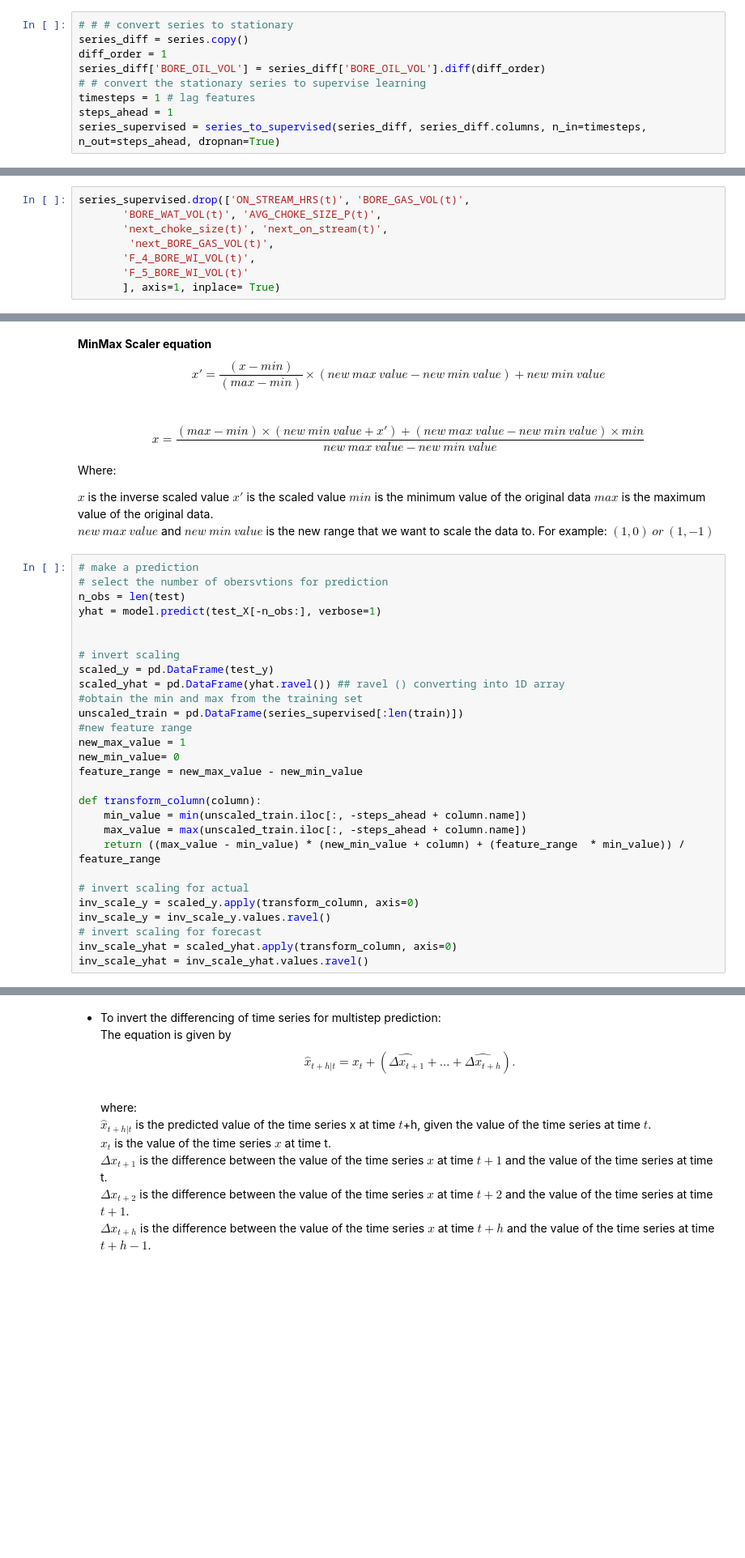
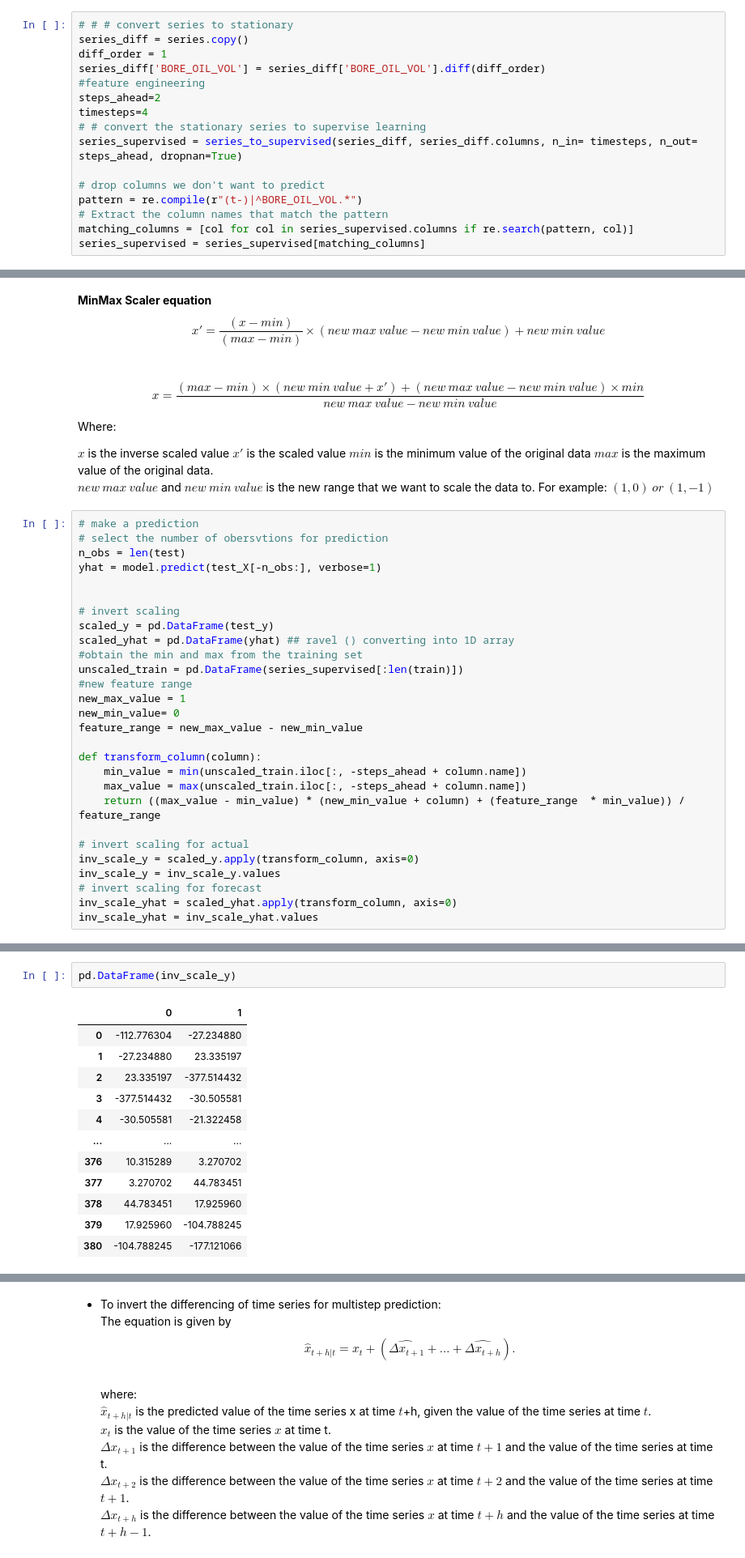
Before and after one commit to ashrafalaghbari/GA-TCN-LSTM, a Jupyter notebook: optimal_TCN_single_step.ipynb, the cells around one changed output, grey strips where cells are left out. Shown at 81% size. Saved outputs shown, nothing was run; the diff lists cells and outputs as text; blank space fills up the shorter version.

```diff
--- a/optimal_TCN_single_step.ipynb
+++ b/optimal_TCN_single_step.ipynb
@@ -165,9 +172,16 @@ plt.show()
 series_diff = series.copy()
 diff_order = 1
 series_diff['BORE_OIL_VOL'] = series_diff['BORE_OIL_VOL'].diff(diff_order)
+#feature engineering
+steps_ahead=2
+timesteps=4
 # # convert the stationary series to supervise learning
-timesteps = 1 # lag features
-steps_ahead = 1
-series_supervised = series_to_supervised(series_diff, series_diff.columns, n_in=timesteps, n_out=steps_ahead, dropnan=True)
+series_supervised = series_to_supervised(series_diff, series_diff.columns, n_in= timesteps, n_out= steps_ahead, dropnan=True)
+
+# drop columns we don't want to predict
+pattern = re.compile(r"(t-)|^BORE_OIL_VOL.*")
+# Extract the column names that match the pattern
+matching_columns = [col for col in series_supervised.columns if re.search(pattern, col)]
+series_supervised = series_supervised[matching_columns]
 # %%
 series_supervised
@@ -174,8 +202,0 @@ series_supervised
-# %%
-series_supervised.drop(['ON_STREAM_HRS(t)', 'BORE_GAS_VOL(t)',
-       'BORE_WAT_VOL(t)', 'AVG_CHOKE_SIZE_P(t)',
-       'next_choke_size(t)', 'next_on_stream(t)',
-        'next_BORE_GAS_VOL(t)',
-       'F_4_BORE_WI_VOL(t)',
-       'F_5_BORE_WI_VOL(t)'
-       ], axis=1, inplace= True)
@@ -460,7 +657,7 @@ yhat = model.predict(test_X[-n_obs:], verbose=1)
 
 # invert scaling
 scaled_y = pd.DataFrame(test_y)
-scaled_yhat = pd.DataFrame(yhat.ravel()) ## ravel () converting into 1D array
+scaled_yhat = pd.DataFrame(yhat) ## ravel () converting into 1D array
 #obtain the min and max from the training set
 unscaled_train = pd.DataFrame(series_supervised[:len(train)])
 #new feature range
@@ -475,8 +672,8 @@ def transform_column(column):
 
 # invert scaling for actual
 inv_scale_y = scaled_y.apply(transform_column, axis=0)
-inv_scale_y = inv_scale_y.values.ravel()
+inv_scale_y = inv_scale_y.values
 # invert scaling for forecast
 inv_scale_yhat = scaled_yhat.apply(transform_column, axis=0)
-inv_scale_yhat = inv_scale_yhat.values.ravel()
+inv_scale_yhat = inv_scale_yhat.values
 # %% [output]
@@ -483,0 +681,15 @@ inv_scale_yhat = inv_scale_yhat.values.ravel()
+# %%
+pd.DataFrame(inv_scale_y)
+# %% [output]
+|  | 0 | 1 |
+| 0 | -112.776304 | -27.234880 |
+| 1 | -27.234880 | 23.335197 |
+| 2 | 23.335197 | -377.514432 |
+| 3 | -377.514432 | -30.505581 |
+| 4 | -30.505581 | -21.322458 |
+| ... | ... | ... |
+| 376 | 10.315289 | 3.270702 |
+| 377 | 3.270702 | 44.783451 |
+| 378 | 44.783451 | 17.925960 |
+| 379 | 17.925960 | -104.788245 |
+| 380 | -104.788245 | -177.121066 |
```
Also changed, not shown: parts of 71 cells of this notebook.
